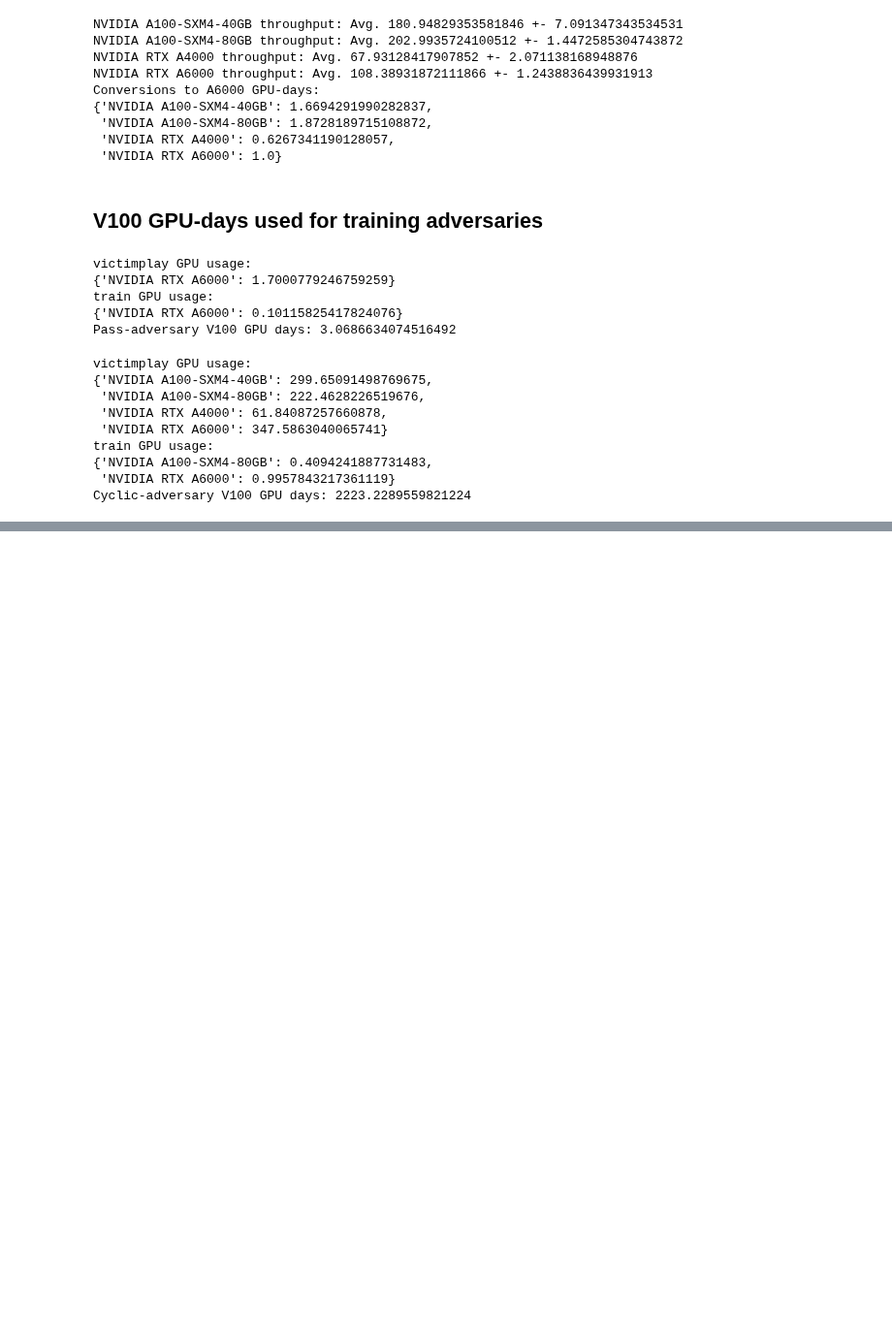
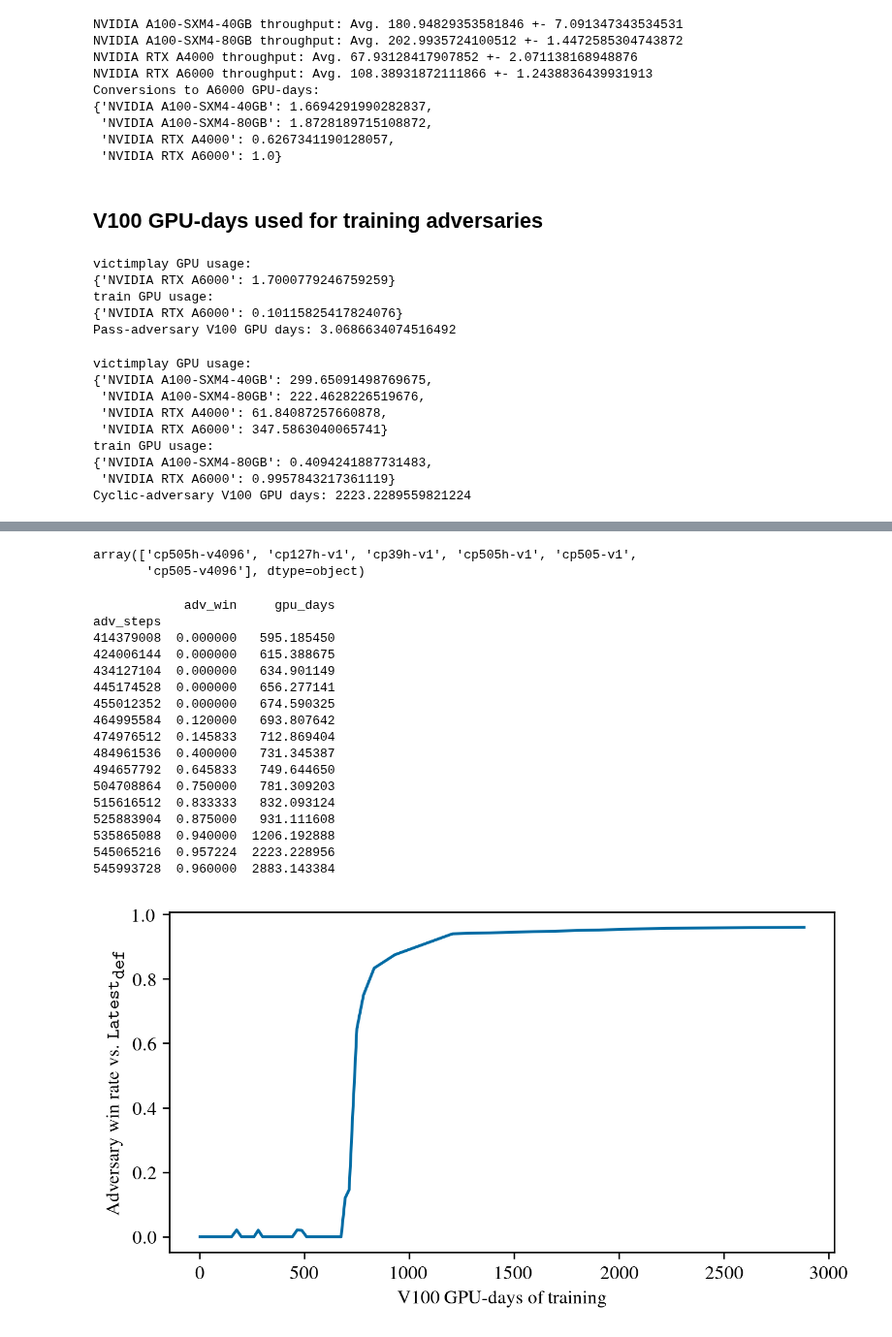
Before and after one commit to AlignmentResearch/KataGoVisualizer, a Jupyter notebook: notebooks/notebooks/paper/estimate-gpu-days-adv.ipynb, the cells around one changed output, grey strips where cells are left out. Shown at 97% size. Cells and saved outputs as stored; diff of their text form; code cells hidden in the pictures; blank space fills up the shorter version.

Commit message:
Plot win rate vs. GPU-days

```diff
--- a/notebooks/notebooks/paper/estimate-gpu-days-adv.ipynb
+++ b/notebooks/notebooks/paper/estimate-gpu-days-adv.ipynb
@@ -11,7 +11,10 @@ import re
 from typing import Dict, Mapping, Optional, Union
 
 import dateutil.parser
+import matplotlib.pyplot as plt
 import numpy as np
+
+import utils
 
 HOURS_TO_SECONDS = 60 * 60
 DAYS_TO_SECONDS = 24 * 60 * 60
@@ -29,6 +32,10 @@ DAYS_TO_SECONDS = 24 * 60 * 60
 # - At https://lambdalabs.com/gpu-benchmarks with fp16 precision,
 #   Lambda measures the conversion factor to be 1.48.
 A6000_TO_V100_GPU_DAY = 1.703643
+
+plt.style.use(
+    ["tableau-colorblind10", utils.get_style("default"), utils.get_style("1-col")]
+)
 # %% [markdown]
 ## Conversions to A6000 GPU-days
 
@@ -335,11 +343,12 @@ train GPU usage:
 {'NVIDIA RTX A6000': 0.10115825417824076}
 Pass-adversary V100 GPU days: 3.0686634074516492
 # %%
+CYCLIC_ADV_TRAINING_PATH = pathlib.Path(
+     "/nas/ucb/k8/go-attack/victimplay/ttseng-avoid-pass-alive-coldstart-39-20221025-175949"
+)
 v100_days = get_v100_gpu_days(
-    pathlib.Path(
-        "/nas/ucb/k8/go-attack/victimplay/ttseng-avoid-pass-alive-coldstart-39-20221025-175949"
-    ),
-    "t0-s545065216-d136760487",
+    CYCLIC_ADV_TRAINING_PATH,
+    545065216,
     verbose=True,
 )
 print("Cyclic-adversary V100 GPU days:", v100_days)
@@ -362,0 +370,51 @@ strong earlier in training. Let's plot GPU-days vs. adversary win rate.
+# %%
+df = utils.parse_sgfs(
+    ["/nas/ucb/k8/go-attack/match/ttseng-hard-adv-checkpoint-sweep-s545mil-20230117"]
+)
+df.victim_name.unique()
+# %% [output]
+array(['cp505h-v4096', 'cp127h-v1', 'cp39h-v1', 'cp505h-v1', 'cp505-v1',
+       'cp505-v4096'], dtype=object)
+# %%
+adv_steps_list = sorted(df.adv_steps.unique())
+gpu_days_list = []
+for adv_steps in adv_steps_list:
+    # note: it would be more efficient to fetch the GPU-days
+    # for each adversary in one sweep of the training log files,
+    # but here we're doing the easy inefficient way of sweeping
+    # through the files for each adversary
+    gpu_days_list.append(get_v100_gpu_days(
+        CYCLIC_ADV_TRAINING_PATH,
+        adv_steps
+    ))
+# %%
+VICTIM_NAME = "cp505h-v4096"
+win_rates = df[df.victim_name == victim_name].groupby("adv_steps").adv_win.mean(numeric_only = True)
+win_rates_and_gpu_days = win_rates.to_frame()
+win_rates_and_gpu_days["gpu_days"] = gpu_days_list
+print(win_rates_and_gpu_days.tail(15))
+ax = win_rates_and_gpu_days.plot(x='gpu_days', y='adv_win')
+
+ax.get_legend().remove()
+ax.set_xlabel("V100 GPU-days of training")
+ax.set_ylabel(r"Adversary win rate vs. $\texttt{Latest}_\texttt{def}$")
+plt.savefig("win-rate-vs-gpu-days.pgf", backend="pgf")
+# %% [output]
+            adv_win     gpu_days
+adv_steps
+414379008  0.000000   595.185450
+424006144  0.000000   615.388675
+434127104  0.000000   634.901149
+445174528  0.000000   656.277141
+455012352  0.000000   674.590325
+464995584  0.120000   693.807642
+474976512  0.145833   712.869404
+484961536  0.400000   731.345387
+494657792  0.645833   749.644650
+504708864  0.750000   781.309203
+515616512  0.833333   832.093124
+525883904  0.875000   931.111608
+535865088  0.940000  1206.192888
+545065216  0.957224  2223.228956
+545993728  0.960000  2883.143384
+[figure, added]
```
Also changed, not shown: parts of 5 cells of this notebook.
